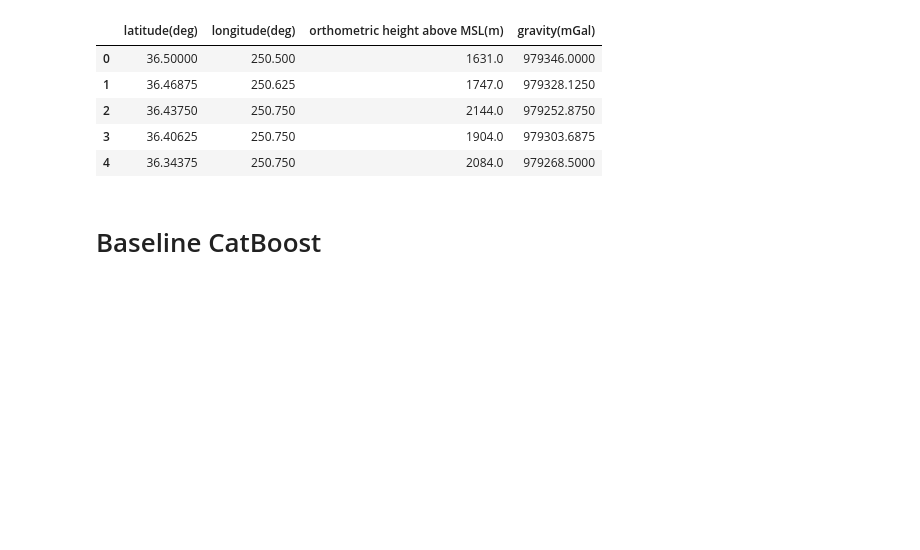
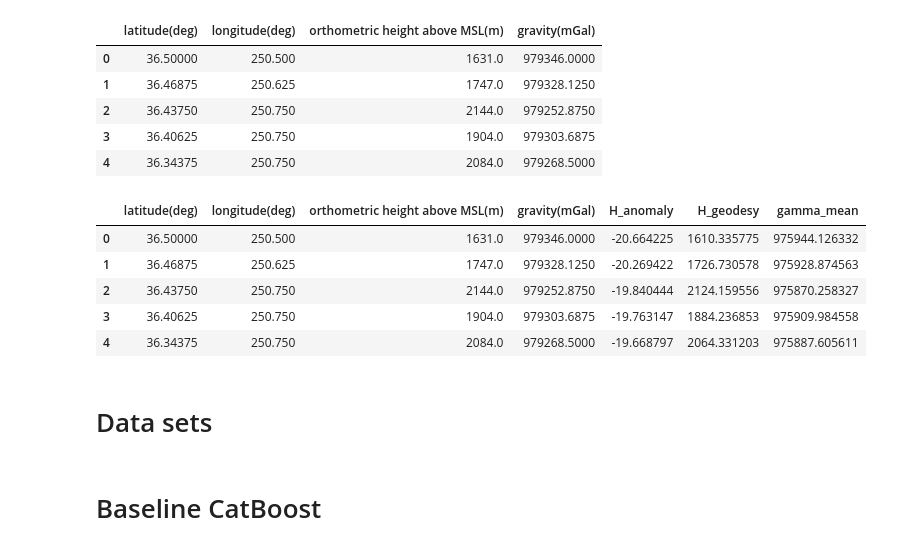
Before and after one commit to LoSG-GNSS/NN-Grav, a Jupyter notebook: main.ipynb, the cells around one changed output. Drawn from its saved outputs; the diff is of its cells as text; code cells hidden in the pictures; blank space fills up the shorter version.

```diff
--- a/main.ipynb
+++ b/main.ipynb
@@ -412,3 +421,43 @@ df.head()
+# %%
+class Gravity:
+    def __init__(self):
+        pass
+
+    @staticmethod
+    def height_anomaly(B: float, L: float) -> float:
+        ll = LatLon_(latlonh=B, lon=L, wrap=True) # преобразование в формат библиотеки pygeodesy
+        h_anomaly = geoidinterpolator(ll)
+        return h_anomaly
+
+
+    @staticmethod
+    def gamma_mean(B: float, L: float, H: float) -> float:
+        # программа составлена по нормальным формулам для расчета силы тяжести, Огородова Л. В. "Высшая геодезия", 2006, стр 85, формула 3.65 и 3.74
+        # параметры нормальной земли взяты из приказа "Об утверждении геометрических и физических числовых геодезических параметров
+        # государственной геодезической системы координат 2011 года"
+        gamma_e=978032.696
+        beta=0.00530243
+        beta1=0.00000585
+        norm_gravity_gradient=0.3086
+        gamma_mean=gamma_e*(1-beta*np.sin(np.radians(B))**2-beta1*np.sin(2*np.radians(B))**2)-(H/2)*norm_gravity_gradient
+        return gamma_mean
+# %%
+df['H_anomaly'] = np.vectorize(Gravity.height_anomaly)(df['latitude(deg)'], df['longitude(deg)'])
+# %%
+df['H_geodesy'] = df['orthometric height above MSL(m)'] + df['H_anomaly']
+# %%
+df['gamma_mean'] = np.vectorize(Gravity.gamma_mean)(df['latitude(deg)'], df['longitude(deg)'],df['H_geodesy'])
+# %%
+df.head()
+# %% [output]
+|  | latitude(deg) | longitude(deg) | orthometric height above MSL(m) | gravity(mGal) | H_anomaly | H_geodesy | gamma_mean |
+| 0 | 36.50000 | 250.500 | 1631.0 | 979346.0000 | -20.664225 | 1610.335775 | 975944.126332 |
+| 1 | 36.46875 | 250.625 | 1747.0 | 979328.1250 | -20.269422 | 1726.730578 | 975928.874563 |
+| 2 | 36.43750 | 250.750 | 2144.0 | 979252.8750 | -19.840444 | 2124.159556 | 975870.258327 |
+| 3 | 36.40625 | 250.750 | 1904.0 | 979303.6875 | -19.763147 | 1884.236853 | 975909.984558 |
+| 4 | 36.34375 | 250.750 | 2084.0 | 979268.5000 | -19.668797 | 2064.331203 | 975887.605611 |
+# %% [markdown]
+# Data sets
 # %%
 X_train, X_test, y_train, y_test = train_test_split(
     df.drop(columns=CFG.TARGET), df[CFG.TARGET], test_size=0.33, random_state=CFG.RANDOM_STATE)
```
Also changed, not shown: parts of 6 cells of this notebook, 1 other file.
